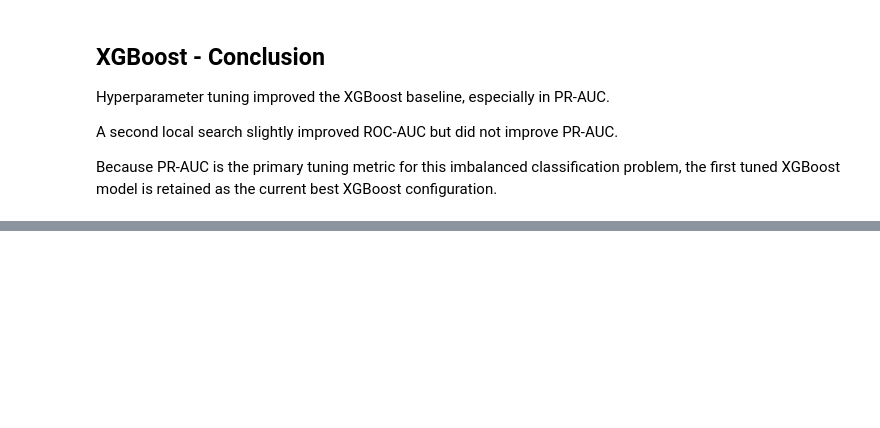
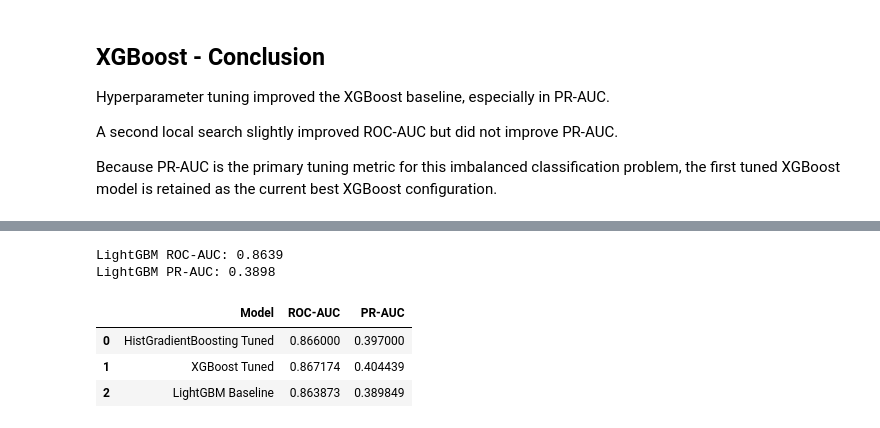
Before and after one commit to Randysman/credit_score, a Jupyter notebook: Modeling(boosting).ipynb, the cells around one changed output, grey strips where cells are left out. Saved outputs shown, nothing was run; the diff lists cells and outputs as text; code cells hidden in the pictures; blank space fills up the shorter version.

Commit message:
checked base model lightgbm

```diff
--- a/Modeling(boosting).ipynb
+++ b/Modeling(boosting).ipynb
@@ -402,0 +423,5 @@ the current best XGBoost configuration.
+# %%
+lgbm_model.fit(
+    X_train[features],
+    y_train
+)
@@ -402,0 +440,45 @@ the current best XGBoost configuration.
+# %%
+lgbm_valid_proba = lgbm_model.predict_proba(
+    X_valid[features]
+)[:, 1]
+# %%
+lgbm_roc_auc = roc_auc_score(
+    y_valid,
+    lgbm_valid_proba
+)
+
+lgbm_pr_auc = average_precision_score(
+    y_valid,
+    lgbm_valid_proba
+)
+
+print(f'LightGBM ROC-AUC: {lgbm_roc_auc:.4f}')
+print(f'LightGBM PR-AUC: {lgbm_pr_auc:.4f}')
+# %% [output]
+LightGBM ROC-AUC: 0.8639
+LightGBM PR-AUC: 0.3898
+# %%
+boosting_comparison = pd.DataFrame({
+    'Model': [
+        'HistGradientBoosting Tuned',
+        'XGBoost Tuned',
+        'LightGBM Baseline'
+    ],
+    'ROC-AUC': [
+        0.8660,
+        best_xgb_roc_auc,
+        lgbm_roc_auc
+    ],
+    'PR-AUC': [
+        0.3970,
+        best_xgb_pr_auc,
+        lgbm_pr_auc
+    ]
+})
+
+boosting_comparison
+# %% [output]
+|  | Model | ROC-AUC | PR-AUC |
+| 0 | HistGradientBoosting Tuned | 0.866000 | 0.397000 |
+| 1 | XGBoost Tuned | 0.867174 | 0.404439 |
+| 2 | LightGBM Baseline | 0.863873 | 0.389849 |
```
Also changed, not shown: parts of 4 cells of this notebook.
